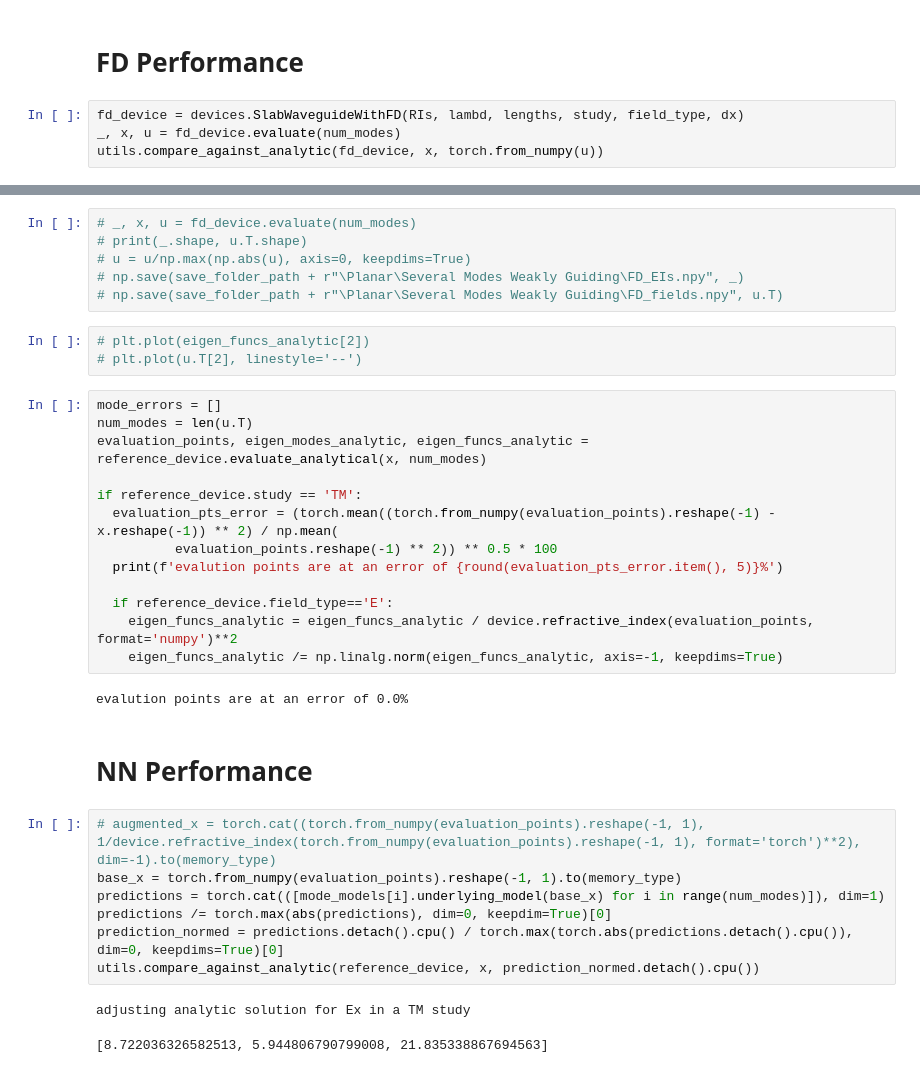
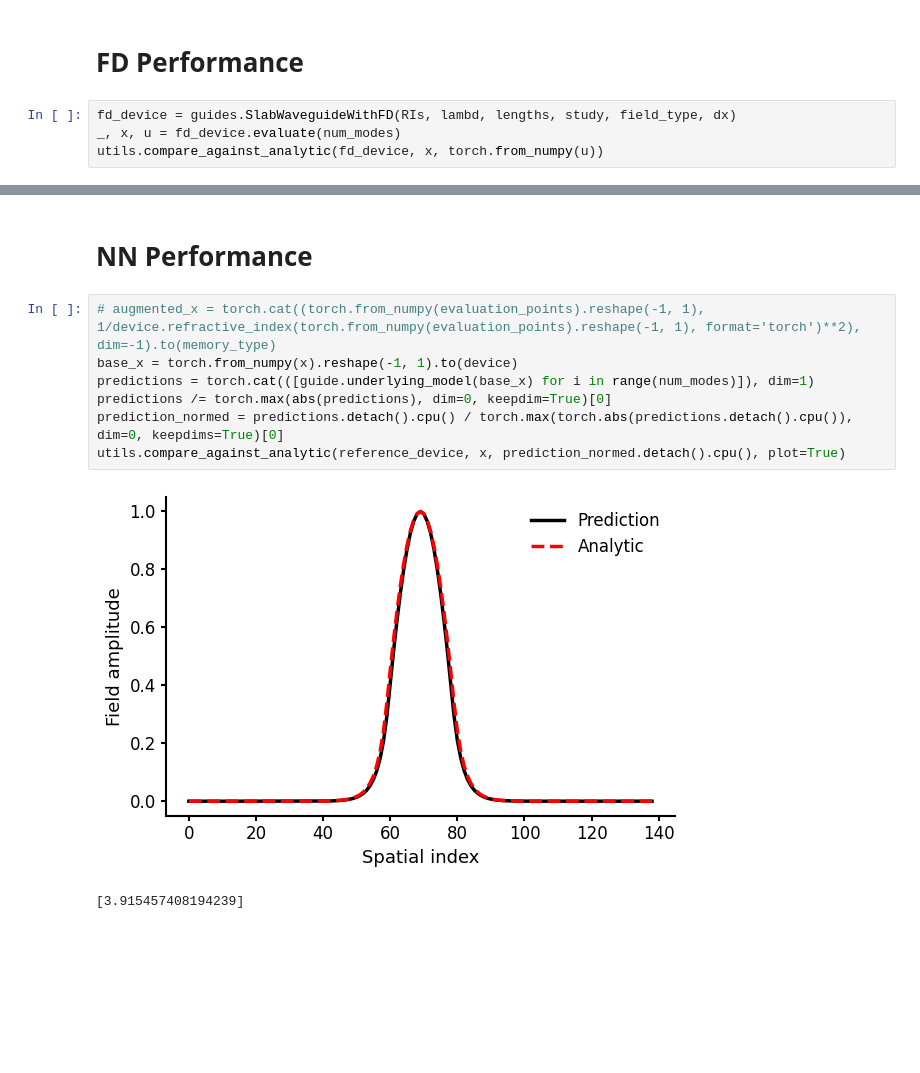
Before and after one commit to amrShares/a-stable-PGNN, a Jupyter notebook: notebooks/Slab E-filed formulation demonstration 01 TE.ipynb, the cells around one changed output, grey strips where cells are left out. Saved outputs shown, nothing was run; the diff lists cells and outputs as text; blank space fills up the shorter version.

```diff
--- a/notebooks/Slab E-filed formulation demonstration 01 TE.ipynb
+++ b/notebooks/Slab E-filed formulation demonstration 01 TE.ipynb
@@ -132,7 +70,7 @@ iteration 2001 loss1 is 0.00092, loss2 is 8e-05, loss3 is 0.00015, loss4 is 0.0,
 # %% [markdown]
 # FD Performance
 # %%
-fd_device = devices.SlabWaveguideWithFD(RIs, lambd, lengths, study, field_type, dx)
+fd_device = guides.SlabWaveguideWithFD(RIs, lambd, lengths, study, field_type, dx)
 _, x, u = fd_device.evaluate(num_modes)
 utils.compare_against_analytic(fd_device, x, torch.from_numpy(u))
 # %% [output]
@@ -158,39 +78,15 @@ save_folder_path = r"C:\Users\asmaa\Desktop\Amr\2nd Paper\Experiments\TE"
-# %%
-# _, x, u = fd_device.evaluate(num_modes)
-# print(_.shape, u.T.shape)
-# u = u/np.max(np.abs(u), axis=0, keepdims=True)
-# np.save(save_folder_path + r"\Planar\Several Modes Weakly Guiding\FD_EIs.npy", _)
-# np.save(save_folder_path + r"\Planar\Several Modes Weakly Guiding\FD_fields.npy", u.T)
-# %%
-# plt.plot(eigen_funcs_analytic[2])
-# plt.plot(u.T[2], linestyle='--')
-# %%
-mode_errors = []
-num_modes = len(u.T)
-evaluation_points, eigen_modes_analytic, eigen_funcs_analytic = reference_device.evaluate_analytical(x, num_modes)
-
-if reference_device.study == 'TM':
-  evaluation_pts_error = (torch.mean((torch.from_numpy(evaluation_points).reshape(-1) - x.reshape(-1)) ** 2) / np.mean(
-          evaluation_points.reshape(-1) ** 2)) ** 0.5 * 100
-  print(f'evalution points are at an error of {round(evaluation_pts_error.item(), 5)}%')
-
-  if reference_device.field_type=='E':
-    eigen_funcs_analytic = eigen_funcs_analytic / device.refractive_index(evaluation_points, format='numpy')**2
-    eigen_funcs_analytic /= np.linalg.norm(eigen_funcs_analytic, axis=-1, keepdims=True)
-# %% [output]
-evalution points are at an error of 0.0%
 # %% [markdown]
 # NN Performance
 # %%
 # augmented_x = torch.cat((torch.from_numpy(evaluation_points).reshape(-1, 1), 1/device.refractive_index(torch.from_numpy(evaluation_points).reshape(-1, 1), format='torch')**2), dim=-1).to(memory_type)
-base_x = torch.from_numpy(evaluation_points).reshape(-1, 1).to(memory_type)
-predictions = torch.cat(([mode_models[i].underlying_model(base_x) for i in range(num_modes)]), dim=1)
+base_x = torch.from_numpy(x).reshape(-1, 1).to(device)
+predictions = torch.cat(([guide.underlying_model(base_x) for i in range(num_modes)]), dim=1)
 predictions /= torch.max(abs(predictions), dim=0, keepdim=True)[0]
 prediction_normed = predictions.detach().cpu() / torch.max(torch.abs(predictions.detach().cpu()), dim=0, keepdims=True)[0]
-utils.compare_against_analytic(reference_device, x, prediction_normed.detach().cpu())
+utils.compare_against_analytic(reference_device, x, prediction_normed.detach().cpu(), plot=True)
 # %% [output]
+[figure, added]
-adjusting analytic solution for Ex in a TM study
+[3.915457408194239]
-[8.722036326582513, 5.944806790799008, 21.835338867694563]
 # %%
 x_tensor = torch.from_numpy(x)
 x_tensor.requires_grad = True
```
Also changed, not shown: parts of 30 cells of this notebook, 46 other files.
